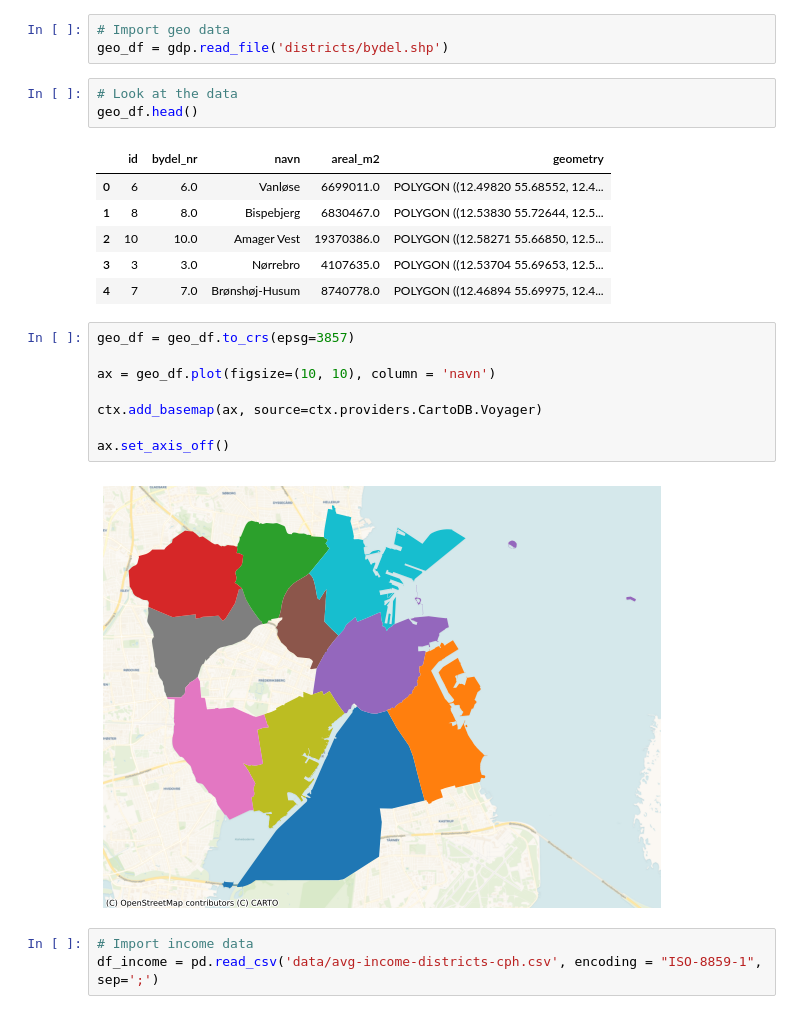
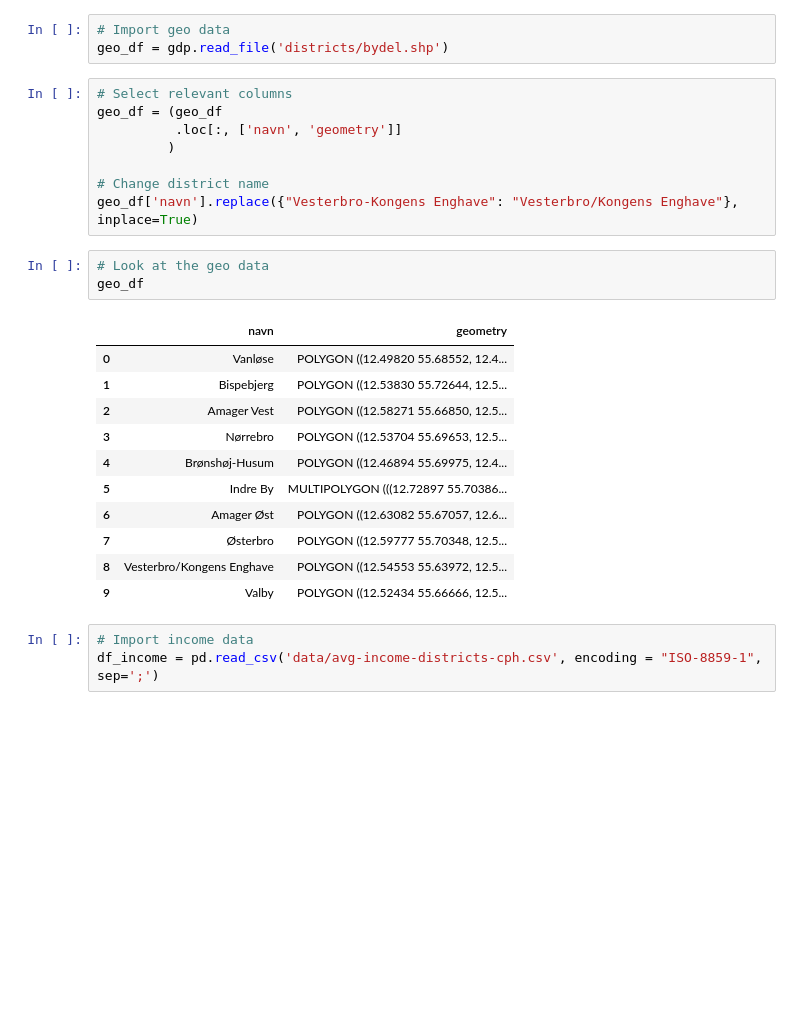
Before and after one commit to mwpetersen/map-avg-income-districts-cph, a Jupyter notebook: app-map-avg-income-districts-cph.ipynb, the cells around one changed output. Saved outputs shown, nothing was run; the diff lists cells and outputs as text; blank space fills up the shorter version.

Commit message:
data cleaning and manipulation

```diff
--- a/app-map-avg-income-districts-cph.ipynb
+++ b/app-map-avg-income-districts-cph.ipynb
@@ -16,26 +16,29 @@ import contextily as ctx
 # %%
 # Import geo data
 geo_df = gdp.read_file('districts/bydel.shp')
+# %%
+# Select relevant columns
+geo_df = (geo_df
+          .loc[:, ['navn', 'geometry']]
+         )
+
+# Change district name
+geo_df['navn'].replace({"Vesterbro-Kongens Enghave": "Vesterbro/Kongens Enghave"}, inplace=True)
 # %%
-# Look at the data
-geo_df.head()
+# Look at the geo data
+geo_df
 # %% [output]
-|  | id | bydel_nr | navn | areal_m2 | geometry |
-| 0 | 6 | 6.0 | Vanløse | 6699011.0 | POLYGON ((12.49820 55.68552, 12.4... |
-| 1 | 8 | 8.0 | Bispebjerg | 6830467.0 | POLYGON ((12.53830 55.72644, 12.5... |
-| 2 | 10 | 10.0 | Amager Vest | 19370386.0 | POLYGON ((12.58271 55.66850, 12.5... |
-| 3 | 3 | 3.0 | Nørrebro | 4107635.0 | POLYGON ((12.53704 55.69653, 12.5... |
-| 4 | 7 | 7.0 | Brønshøj-Husum | 8740778.0 | POLYGON ((12.46894 55.69975, 12.4... |
+|  | navn | geometry |
+| 0 | Vanløse | POLYGON ((12.49820 55.68552, 12.4... |
+| 1 | Bispebjerg | POLYGON ((12.53830 55.72644, 12.5... |
+| 2 | Amager Vest | POLYGON ((12.58271 55.66850, 12.5... |
+| 3 | Nørrebro | POLYGON ((12.53704 55.69653, 12.5... |
+| 4 | Brønshøj-Husum | POLYGON ((12.46894 55.69975, 12.4... |
+| 5 | Indre By | MULTIPOLYGON (((12.72897 55.70386... |
+| 6 | Amager Øst | POLYGON ((12.63082 55.67057, 12.6... |
+| 7 | Østerbro | POLYGON ((12.59777 55.70348, 12.5... |
+| 8 | Vesterbro/Kongens Enghave | POLYGON ((12.54553 55.63972, 12.5... |
+| 9 | Valby | POLYGON ((12.52434 55.66666, 12.5... |
-# %%
-geo_df = geo_df.to_crs(epsg=3857)
-
-ax = geo_df.plot(figsize=(10, 10), column = 'navn')
-
-ctx.add_basemap(ax, source=ctx.providers.CartoDB.Voyager)
-
-ax.set_axis_off()
-# %% [output]
-[figure, removed]
 # %%
 # Import income data
 df_income = pd.read_csv('data/avg-income-districts-cph.csv', encoding = "ISO-8859-1", sep=';')
```
Also changed, not shown: parts of 6 cells of this notebook.
